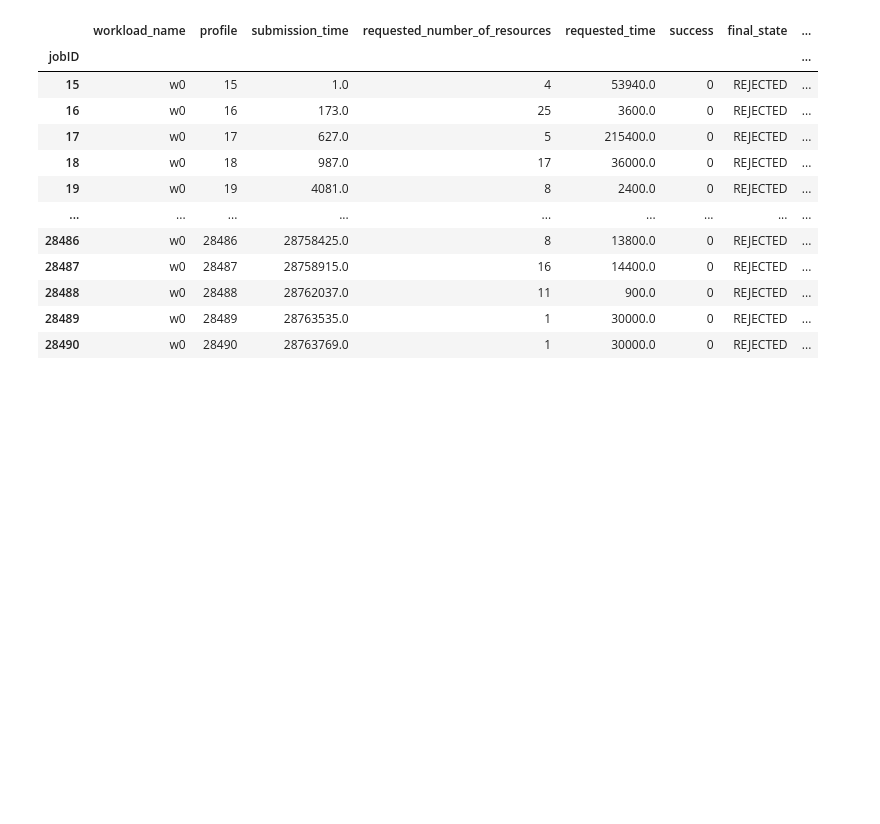
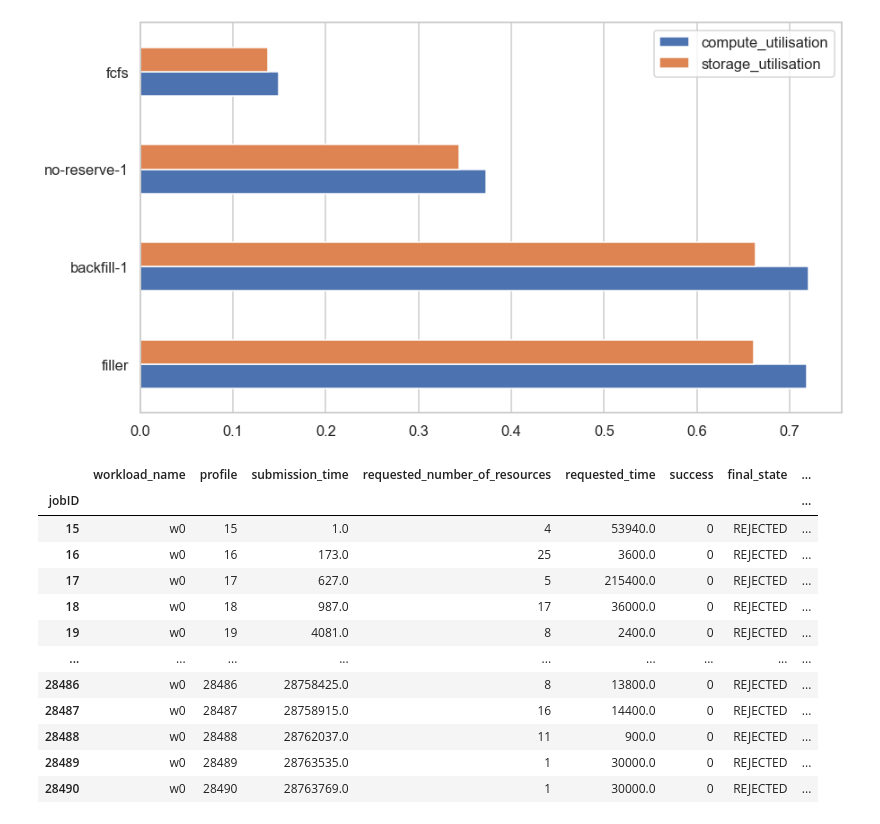
Before and after one commit to jankopanski/Burst-Buffer-Scheduling, a Jupyter notebook: analysis/IOSingleWorkloadComparison.ipynb, the cells around one changed output. Cells and saved outputs as stored; diff of their text form; code cells hidden in the pictures; blank space fills up the shorter version.

```diff
--- a/analysis/IOSingleWorkloadComparison.ipynb
+++ b/analysis/IOSingleWorkloadComparison.ipynb
@@ -100,3 +152,8 @@ for file in jobs_files:
+# %%
+ax = metrics[['compute_utilisation', 'storage_utilisation']].plot.barh(figsize=(14, 8))
+ax.grid(axis='y')
+# %% [output]
+[figure, added]
 # %%
 df = jobsets['fcfs'].df
 # %%
```
Also changed, not shown: parts of 16 cells of this notebook.
